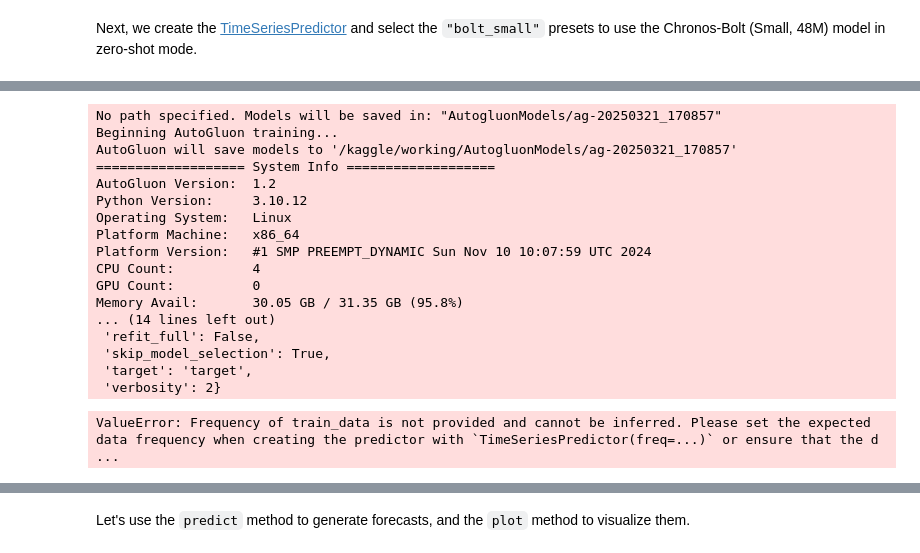
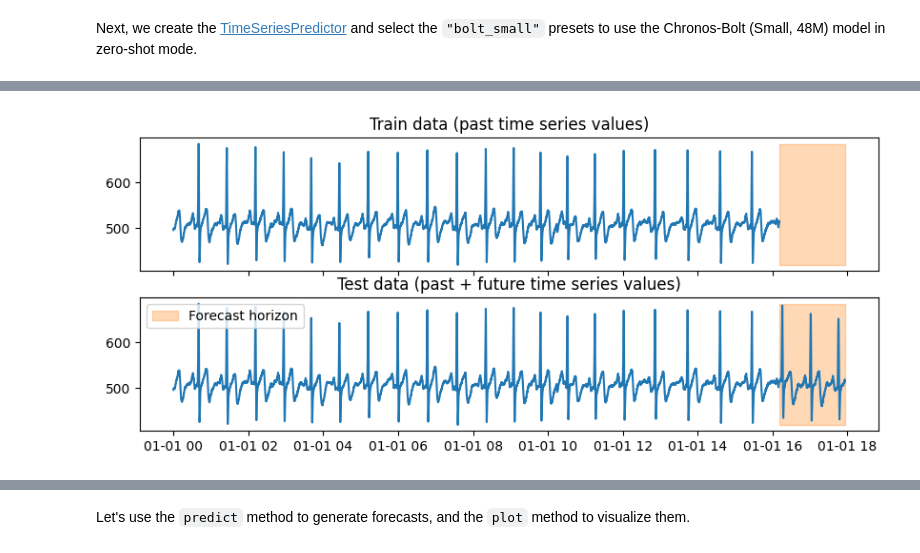
Before and after one commit to TAUforPython/ts-forecasting-ensemble, a Jupyter notebook: timeseries-chronos.ipynb, the cells around one changed output, grey strips where cells are left out. Drawn from its saved outputs; the diff is of its cells as text; code cells hidden in the pictures.

Commit message:
Kaggle Notebook | Version 5 | working window forecast

```diff
--- a/timeseries-chronos.ipynb
+++ b/timeseries-chronos.ipynb
@@ -89,26 +92,18 @@ data.head()
-# %%
-prediction_length = 53
-train_data, test_data = data.train_test_split(prediction_length)
-
-predictor = TimeSeriesPredictor(prediction_length=prediction_length).fit(
-    train_data, presets="bolt_small",
-)
-# %% [output]
-No path specified. Models will be saved in: "AutogluonModels/ag-20250321_170857"
-Beginning AutoGluon training...
-AutoGluon will save models to '/kaggle/working/AutogluonModels/ag-20250321_170857'
-=================== System Info ===================
-AutoGluon Version:  1.2
-Python Version:     3.10.12
-Operating System:   Linux
-Platform Machine:   x86_64
-Platform Version:   #1 SMP PREEMPT_DYNAMIC Sun Nov 10 10:07:59 UTC 2024
-CPU Count:          4
-GPU Count:          0
-Memory Avail:       30.05 GB / 31.35 GB (95.8%)
-... (14 lines left out)
- 'refit_full': False,
- 'skip_model_selection': True,
- 'target': 'target',
- 'verbosity': 2}
-ValueError: Frequency of train_data is not provided and cannot be inferred. Please set the expected data frequency when creating the predictor with `TimeSeriesPredictor(freq=...)` or ensure that the d ...
+# %%
+prediction_length = 1750
+train_data, test_data = data.train_test_split(prediction_length)
+
+item_id = 1
+fig, (ax1, ax2) = plt.subplots(nrows=2, figsize=[10, 4], sharex=True)
+train_ts = train_data.loc[item_id]
+test_ts = test_data.loc[item_id]
+ax1.set_title("Train data (past time series values)")
+ax1.plot(train_ts)
+ax2.set_title("Test data (past + future time series values)")
+ax2.plot(test_ts)
+for ax in (ax1, ax2):
+    ax.fill_between(np.array([train_ts.index[-1], test_ts.index[-1]]), test_ts.min(), test_ts.max(), color="C1", alpha=0.3, label="Forecast horizon")
+plt.legend()
+plt.show()
+# %% [output]
+[figure, added]
```
Also changed, not shown: parts of 21 cells of this notebook.
